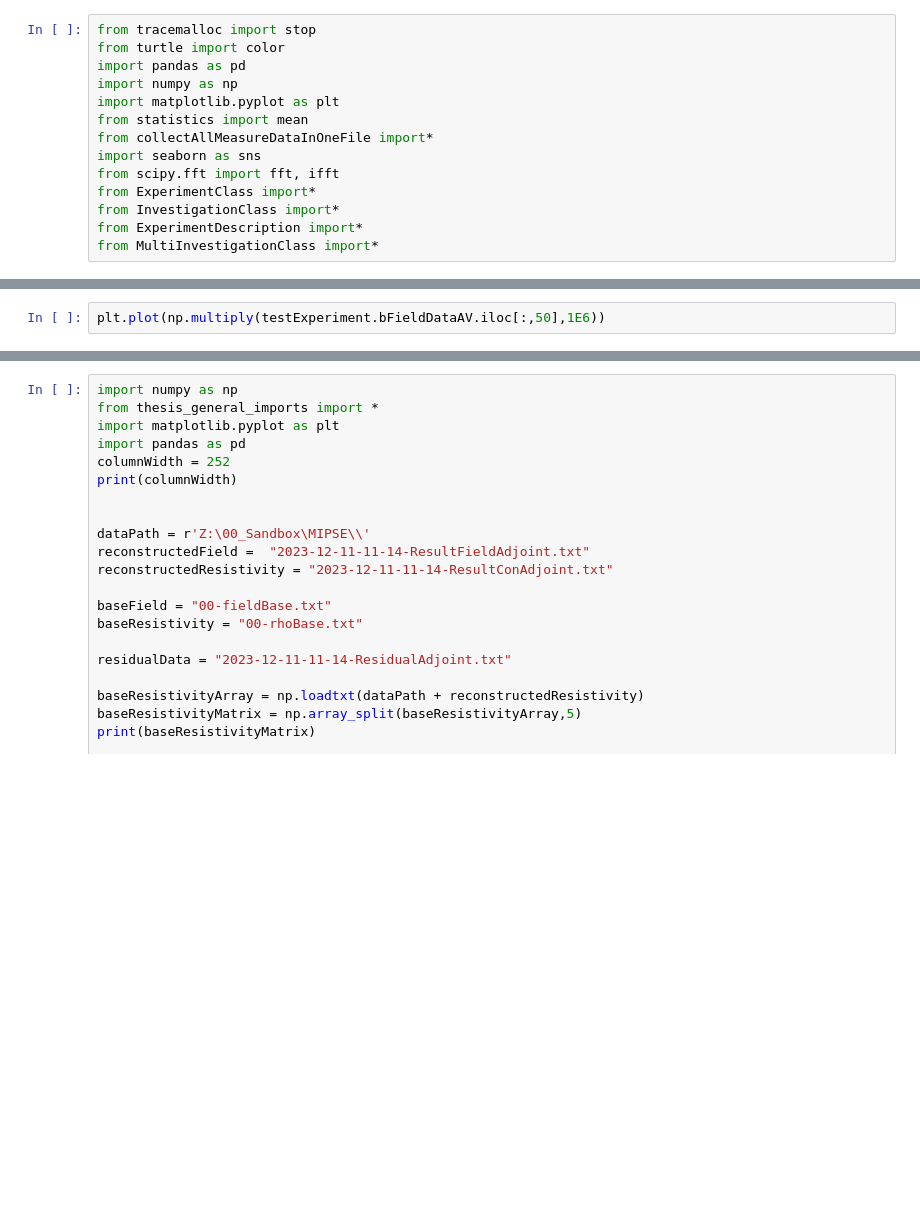
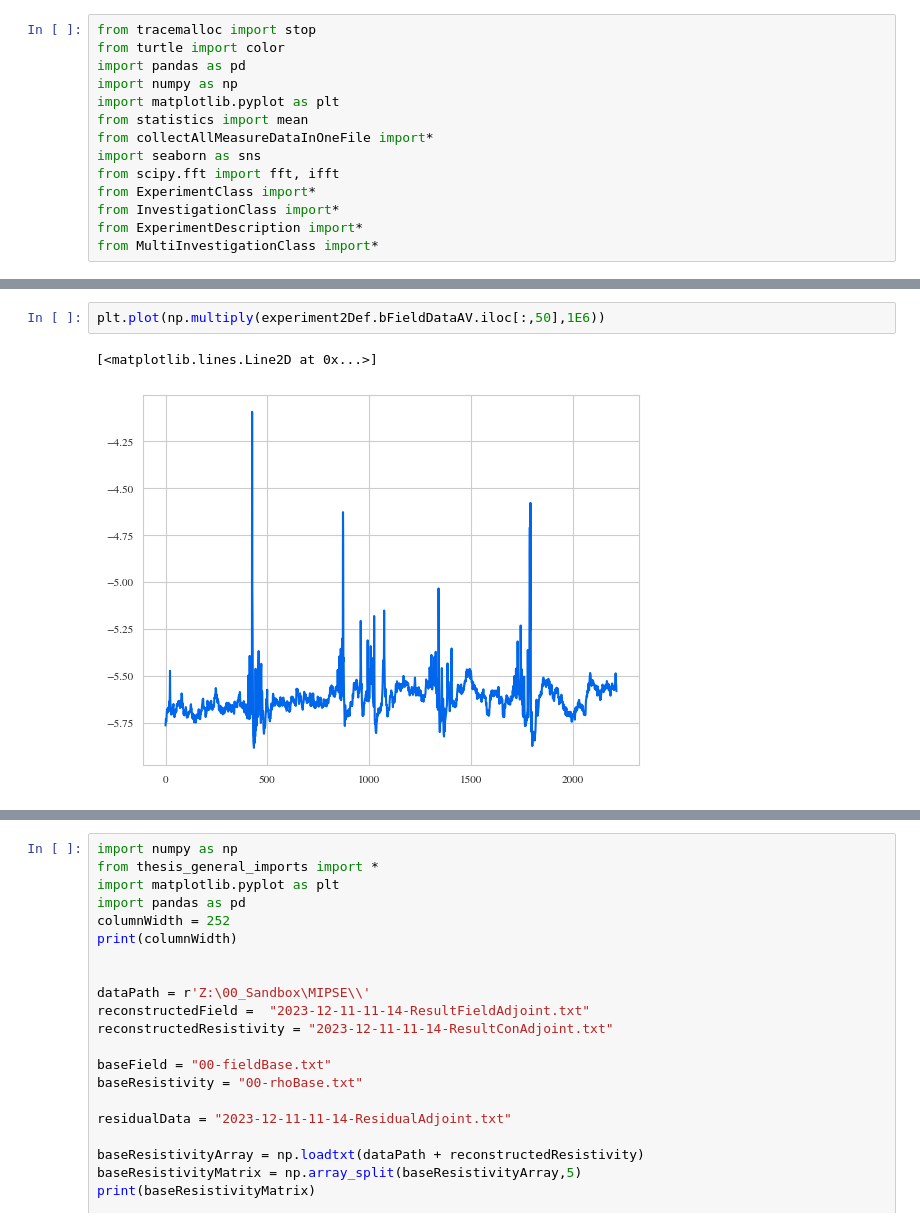
Before and after one commit to MrPunkman/FCBFieldAnalyses, a Jupyter notebook: checkFilesLyes.ipynb, the cells around one changed output, grey strips where cells are left out. Saved outputs shown, nothing was run; the diff lists cells and outputs as text; blank space fills up the shorter version.

```diff
--- a/checkFilesLyes.ipynb
+++ b/checkFilesLyes.ipynb
@@ -87,5 +91,8 @@ TestInvestigation2021_08_12.plotPolarCompFieldsOfExperiments()
 # %%
-plt.plot(np.multiply(testExperiment.bFieldDataAV.iloc[:,50],1E6))
+plt.plot(np.multiply(experiment2Def.bFieldDataAV.iloc[:,50],1E6))
+# %% [output]
+[<matplotlib.lines.Line2D at 0x...>]
+[figure, added]
 # %%
 TestInvestigation2021_08_12.diffFieldOf180sensorsWithNOISE()
 diffField = np.multiply(TestInvestigation2021_08_12.diffBField,1E6)
```
Also changed, not shown: parts of 16 cells of this notebook, 3 other files.
